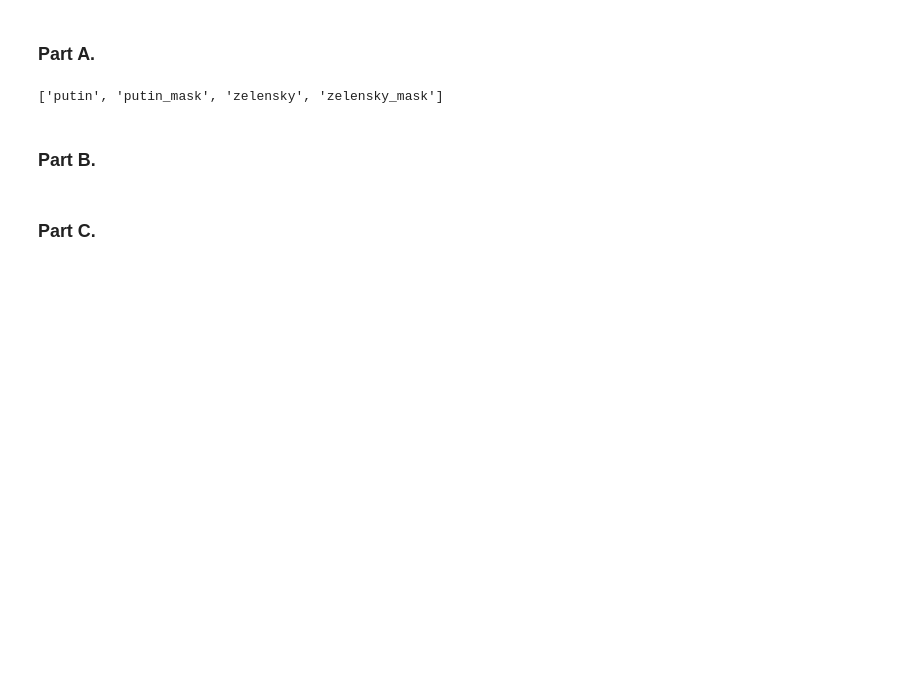
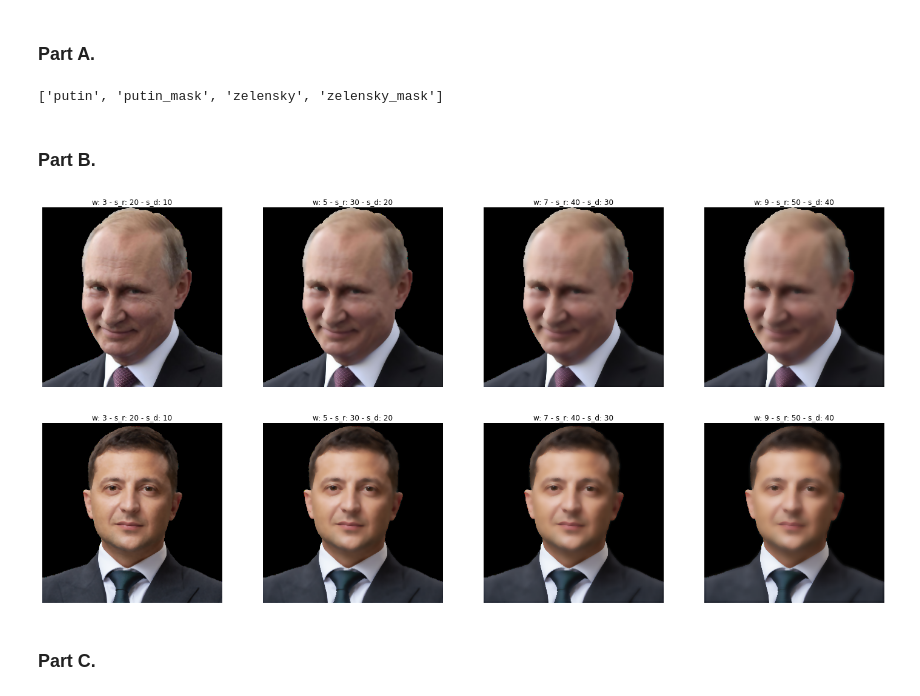
Before and after one commit to nahbos/AUT-DIP, a Jupyter notebook: HW02/Q4.ipynb, the cells around one changed output. Cells and saved outputs as stored; diff of their text form; code cells hidden in the pictures; blank space fills up the shorter version.

```diff
--- a/HW02/Q4.ipynb
+++ b/HW02/Q4.ipynb
@@ -67,19 +67,22 @@ def get_masked(img, mask):
 # %% [markdown]
 ### Part B.
 # %%
-sigma_d = [10, 20, 30, 40, 50]
-sigma_r = [10, 20, 30, 40, 50]
+sigma_d = [10, 20, 30, 40]
+sigma_r = [20, 30, 40, 50]
 windows = [3, 5, 7, 9]
 # %%
-fig, axes = plt.subplots(2, 2, figsize=(12, 15))
+fig, axes = plt.subplots(2, 4, figsize=(25, 12))
 filterds = []
-for sig_r, sig_d, wind, ax in zip(sigma_r, sigma_d, windows, axes.reshape(-1)):
-    img = get_masked(images[0], images[1])
-    filterd = bilateral_filter(img, window=wind, sigma_r=sig_r, sigma_d=sig_d)
-    filterds.append(filterd)
-    ax.imshow(filterd)
-    ax.set_title('w: {} - s_r: {} - s_d: {}'.format(wind, sig_r, sig_d))
-    ax.axis('off')
+for i, idx in enumerate(range(0, len(images), 2)):
+    img = get_masked(images[idx], images[idx + 1])
+    for j, (sig_r, sig_d, wind) in enumerate(zip(sigma_r, sigma_d, windows)):
+        filterd = bilateral_filter(img, window=wind, sigma_r=sig_r, sigma_d=sig_d)
+        filterds.append(filterd)
+        axes[i, j].imshow(filterd)
+        axes[i, j].set_title('w: {} - s_r: {} - s_d: {}'.format(windows[j], sigma_r[j], sigma_d[j]))
+        axes[i, j].axis('off')
 plt.show()
+# %% [output]
+[figure, added]
 # %% [markdown]
 ### Part C.
```
Also changed, not shown: parts of 5 cells of this notebook.
